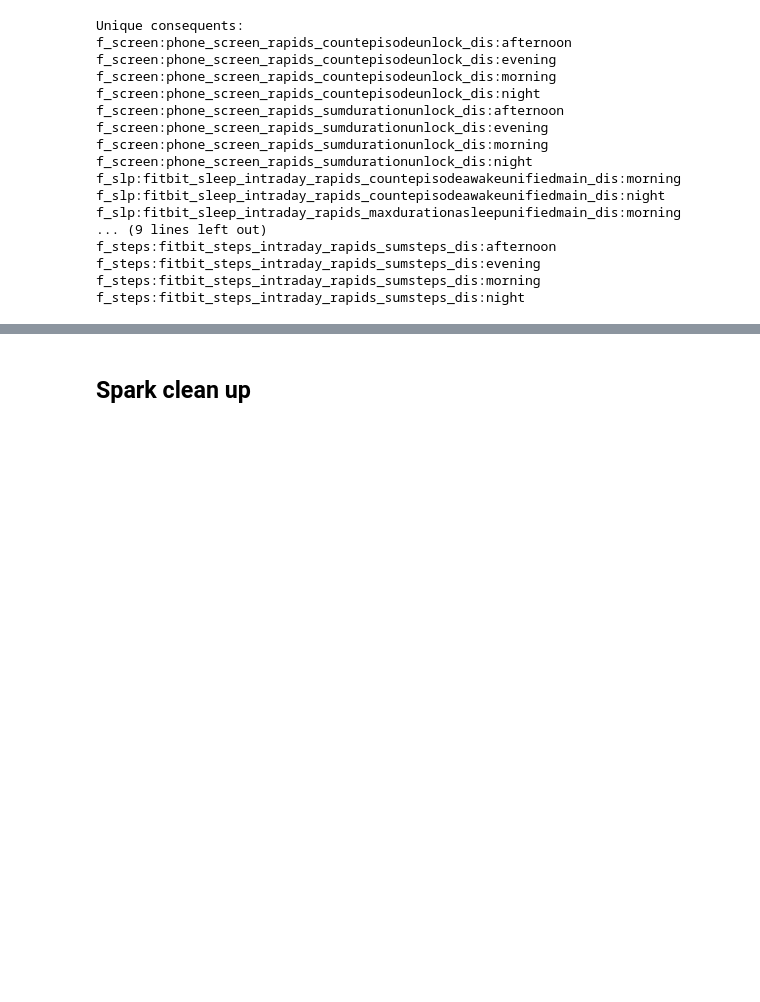
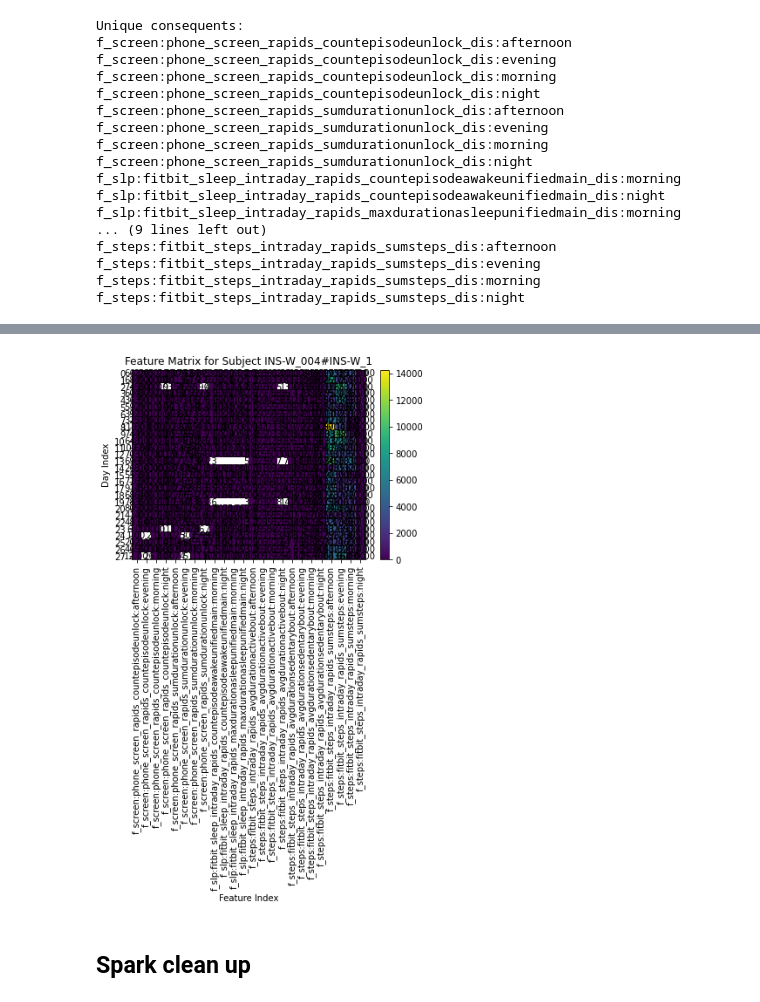
Before and after one commit to WillKeWang/Depression_Tracking, a Jupyter notebook: association_rule_mining/notebooks/attempt_arm.ipynb, the cells around one changed output, grey strips where cells are left out. Saved outputs shown, nothing was run; the diff lists cells and outputs as text; code cells hidden in the pictures; blank space fills up the shorter version.

Commit message:
add matrix representation

```diff
--- a/association_rule_mining/notebooks/attempt_arm.ipynb
+++ b/association_rule_mining/notebooks/attempt_arm.ipynb
@@ -1074,2 +1165,61 @@ print(len(unique_consequents))
+# %%
+import numpy as np
+import matplotlib.pyplot as plt
+
+def visualize_subject_matrix_with_values(pid, subject_matrices, feature_names=None):
+    """
+    Display a 2D heatmap for the given subject's (28 x #features) matrix,
+    with numeric values in each cell.
+
+    Rows = days, Columns = features.
+
+    Args:
+        pid: The subject ID to visualize.
+        subject_matrices: dict of {pid: numpy array} where each array is (28 x n_features).
+        feature_names: optional list of feature column names (for labeling x-axis).
+    """
+    if pid not in subject_matrices:
+        print(f"PID {pid} not found in subject_matrices.")
+        return
+
+    mat = subject_matrices[pid]
+    n_days, n_feats = mat.shape
+
+    fig, ax = plt.subplots()
+    cax = ax.imshow(mat, aspect="auto", interpolation="nearest")
+    fig.colorbar(cax)
+
+    # Optional labeling of the x-axis with feature names
+    if feature_names and len(feature_names) == n_feats:
+        ax.set_xticks(np.arange(n_feats))
+        ax.set_xticklabels(feature_names, rotation=90)
+    else:
+        ax.set_xticks(np.arange(n_feats))
+        ax.set_xticklabels([f"F{j}" for j in range(n_feats)], rotation=90)
+
+    # Label y-axis with day indices
+    ax.set_yticks(np.arange(n_days))
+    ax.set_yticklabels(np.arange(n_days))
+    ax.set_xlabel("Feature Index")
+    ax.set_ylabel("Day Index")
+    ax.set_title(f"Feature Matrix for Subject {pid}")
+
+    # Annotate each cell with its numeric value
+    for i in range(n_days):
+        for j in range(n_feats):
+            val = mat[i, j]
+            if not np.isnan(val):
+                # Format to 2 decimals, or adjust as desired
+                ax.text(j, i, f"{val:.2f}", ha="center", va="center")
+
+    plt.tight_layout()
+    plt.show()
+
+
+# Example usage:
+pid_example = list(subject_matrices.keys())[3]
+visualize_subject_matrix_with_values(pid_example, subject_matrices, feature_names=important_features)
+# %% [output]
+[figure, added]
 # %% [markdown]
 ## Spark clean up
```
Also changed, not shown: parts of 9 cells of this notebook, 1 other file.
